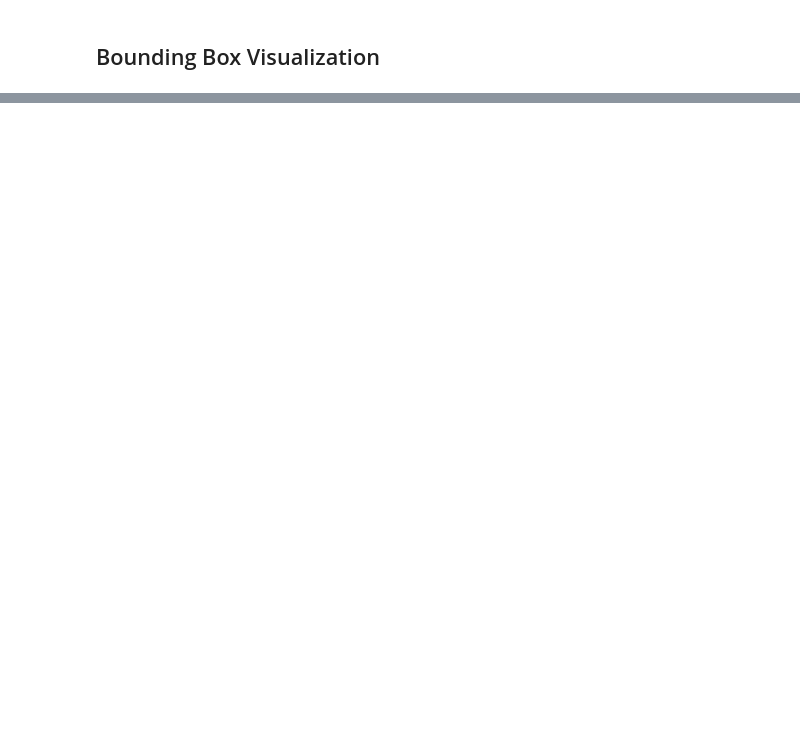
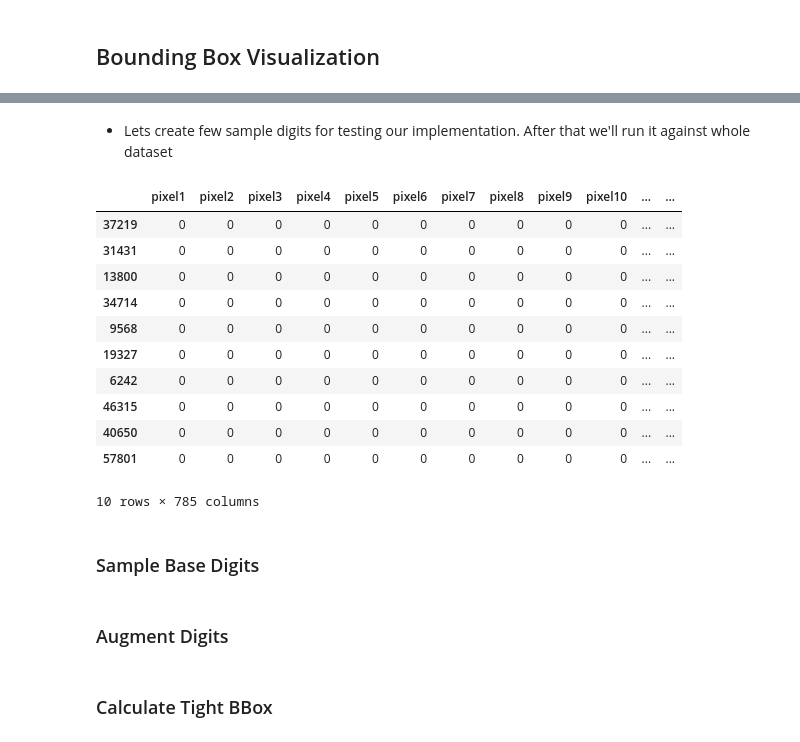
Before and after one commit to gaurangdave/mnist_object_detection, a Jupyter notebook: notebooks/01_data_generation.ipynb, the cells around one changed output, grey strips where cells are left out. Cells and saved outputs as stored; diff of their text form; code cells hidden in the pictures; blank space fills up the shorter version.

```diff
--- a/notebooks/01_data_generation.ipynb
+++ b/notebooks/01_data_generation.ipynb
@@ -181,0 +216,20 @@ visualize_bounding_box(test_pixels,test_bounding_box, num_of_columns=2)
+# %% [markdown]
+* Lets create few sample digits for testing our implementation. After that we'll run it against whole dataset
+# %%
+test_dataset = data.sample(10)
+test_dataset
+# %% [output]
+|  | pixel1 | pixel2 | pixel3 | pixel4 | pixel5 | pixel6 | pixel7 | pixel8 | pixel9 | pixel10 | ... | ... |
+| 37219 | 0 | 0 | 0 | 0 | 0 | 0 | 0 | 0 | 0 | 0 | ... | ... |
+| 31431 | 0 | 0 | 0 | 0 | 0 | 0 | 0 | 0 | 0 | 0 | ... | ... |
+| 13800 | 0 | 0 | 0 | 0 | 0 | 0 | 0 | 0 | 0 | 0 | ... | ... |
+| 34714 | 0 | 0 | 0 | 0 | 0 | 0 | 0 | 0 | 0 | 0 | ... | ... |
+| 9568 | 0 | 0 | 0 | 0 | 0 | 0 | 0 | 0 | 0 | 0 | ... | ... |
+| 19327 | 0 | 0 | 0 | 0 | 0 | 0 | 0 | 0 | 0 | 0 | ... | ... |
+| 6242 | 0 | 0 | 0 | 0 | 0 | 0 | 0 | 0 | 0 | 0 | ... | ... |
+| 46315 | 0 | 0 | 0 | 0 | 0 | 0 | 0 | 0 | 0 | 0 | ... | ... |
+| 40650 | 0 | 0 | 0 | 0 | 0 | 0 | 0 | 0 | 0 | 0 | ... | ... |
+| 57801 | 0 | 0 | 0 | 0 | 0 | 0 | 0 | 0 | 0 | 0 | ... | ... |
+10 rows × 785 columns
+# %% [markdown]
+### Sample Base Digits
@@ -181,0 +239,2 @@ visualize_bounding_box(test_pixels,test_bounding_box, num_of_columns=2)
+# %% [markdown]
+### Augment Digits
@@ -181,0 +244,2 @@ visualize_bounding_box(test_pixels,test_bounding_box, num_of_columns=2)
+# %% [markdown]
+### Calculate Tight BBox
```
Also changed, not shown: parts of 25 cells of this notebook.
